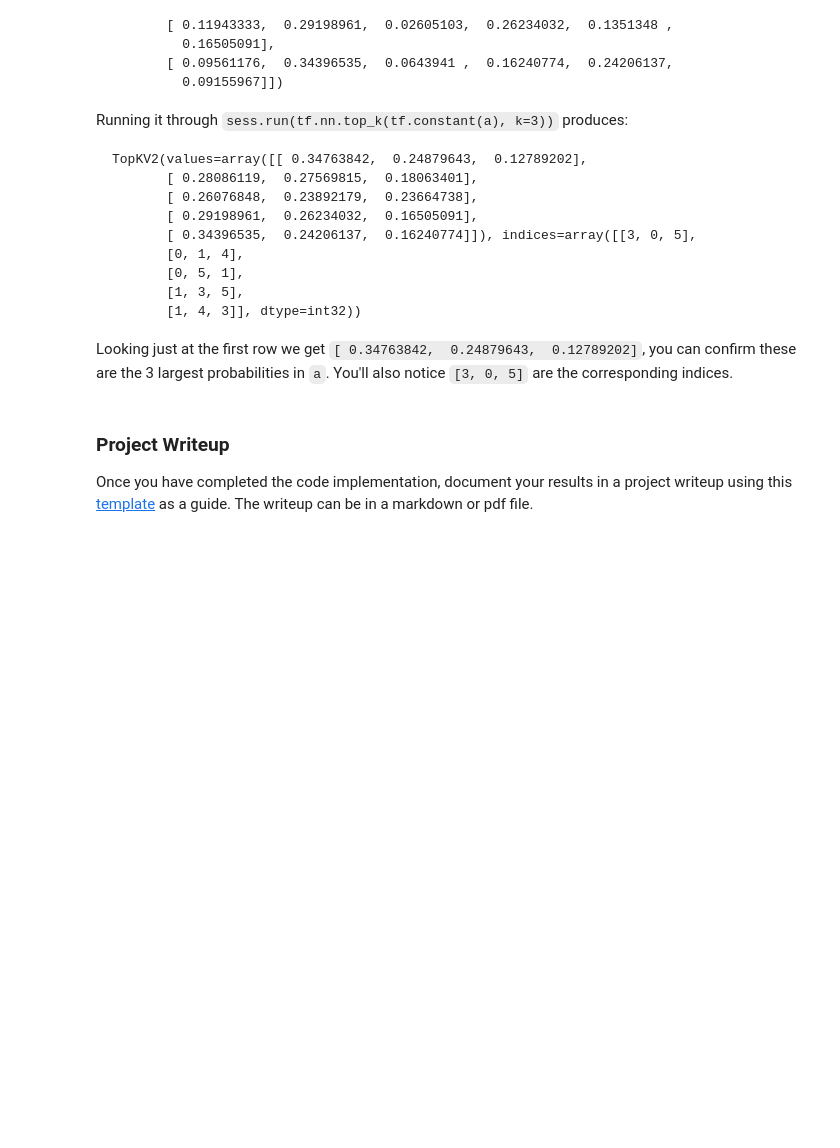
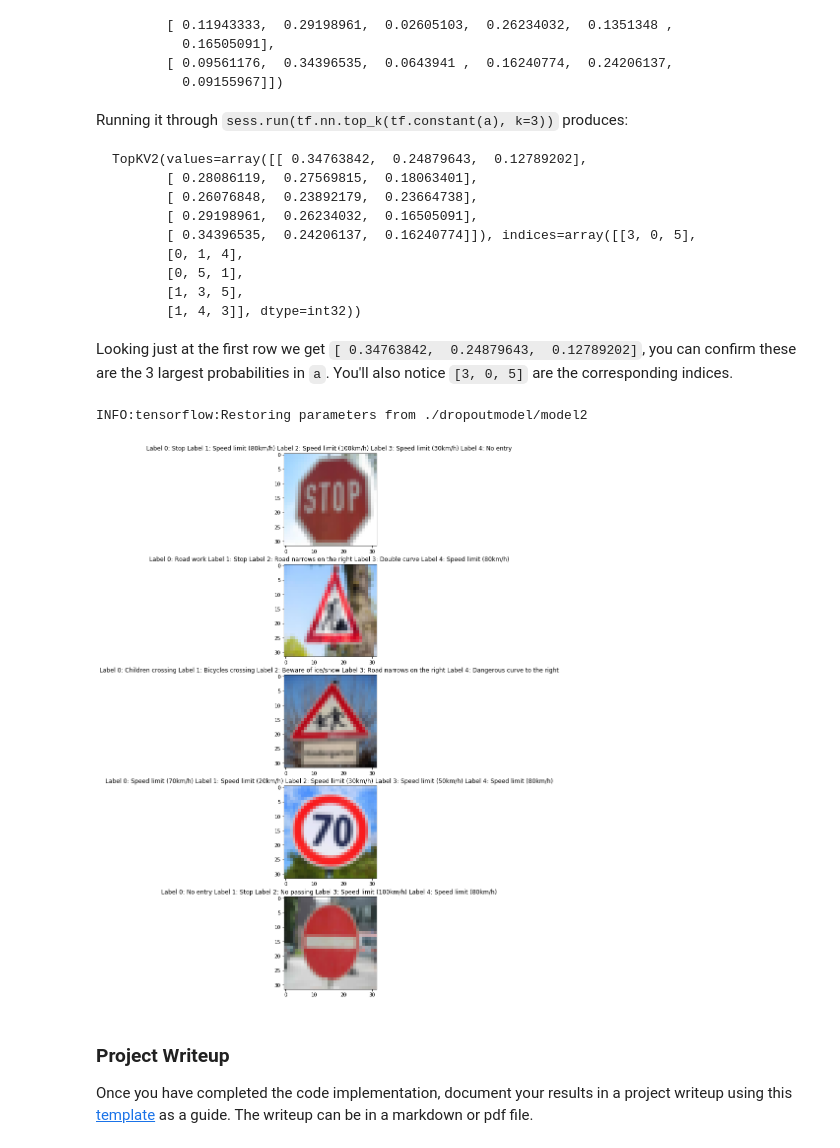
Before and after one commit to vinhngx/CarND-Traffic-Sign-Classifier-Project, a Jupyter notebook: Traffic_Sign_Classifier-dropout.ipynb, the cells around one changed output. Cells and saved outputs as stored; diff of their text form; code cells hidden in the pictures; blank space fills up the shorter version.

```diff
--- a/Traffic_Sign_Classifier-dropout.ipynb
+++ b/Traffic_Sign_Classifier-dropout.ipynb
@@ -420,6 +501,23 @@ Looking just at the first row we get `[ 0.34763842,  0.24879643,  0.12789202]`,
 # %%
 ### Print out the top five softmax probabilities for the predictions on the German traffic sign images found on the web.
 ### Feel free to use as many code cells as needed.
+top_k = tf.nn.top_k(logits, k=5)
+with tf.Session() as sess:
+    saver.restore(sess, tf.train.latest_checkpoint('./dropoutmodel/'))
+    top_k_prob = sess.run(top_k,feed_dict={x: imgs_normalized, prob: 1})
+# %% [output]
+INFO:tensorflow:Restoring parameters from ./dropoutmodel/model2
+# %%
+plt.figure(figsize=(10,20))
+for i in range(len(label)):
+    plt.subplot(len(label),1,i+1)
+    plt.imshow(imgs[i])
+    title = ''
+    for j in range(5):
+        title += 'Label %d: %s '%(j, label_desc.ix[top_k_prob[1][i][j]][1])
+    plt.title(title)
+# %% [output]
+[figure, added]
 # %% [markdown]
 ### Project Writeup
 
```
Also changed, not shown: parts of 13 cells of this notebook, 12 other files.
